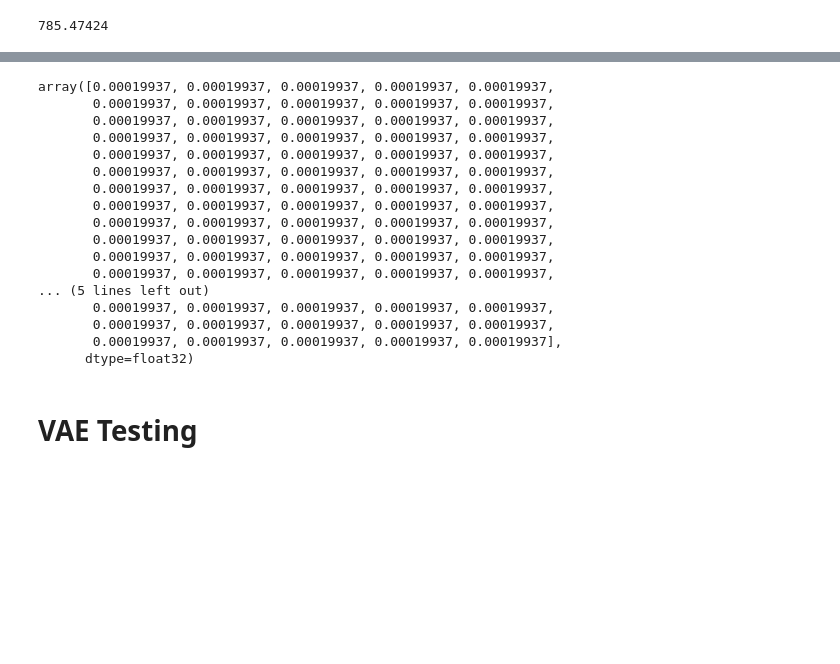
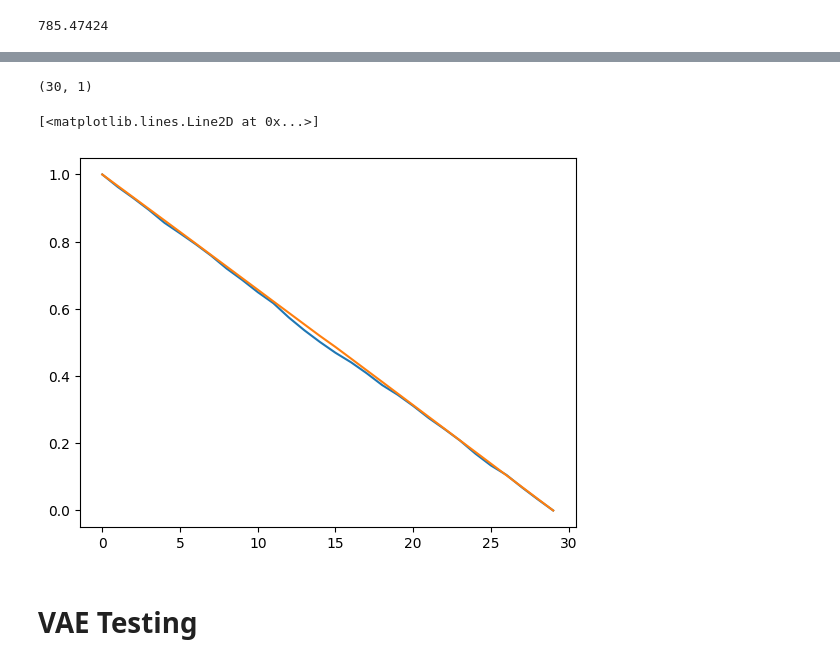
Before and after one commit to SMATousi/outlier_VAE, a Jupyter notebook: Dual_eq_Min.ipynb, the cells around one changed output, grey strips where cells are left out. Drawn from its saved outputs; the diff is of its cells as text; code cells hidden in the pictures; blank space fills up the shorter version.

```diff
--- a/Dual_eq_Min.ipynb
+++ b/Dual_eq_Min.ipynb
@@ -748,7 +707,7 @@ for out_indexing in range(1,normalized_arr.shape[1]+1):
         rec_loss = tf.keras.losses.MeanSquaredError()(out_candidate,out_candidate_rec)
         rec_loss = rec_loss.numpy()
 
-        fitness = rec_loss / avg_in_rec
+        fitness = rec_loss / (avg_in_rec * 1000)
 
         return -fitness
 
@@ -778,7 +737,7 @@ for out_indexing in range(1,normalized_arr.shape[1]+1):
     num_generations = 40
     num_parents_mating = 2
 
-    sol_per_pop = 20
+    sol_per_pop = 10
     num_genes = normalized_arr.shape[1]
 
     init_range_low = -2
@@ -805,7 +764,7 @@ for out_indexing in range(1,normalized_arr.shape[1]+1):
                            parent_selection_type=parent_selection_type,
                            K_tournament = K_tournament,
                            # keep_parents=keep_parents,
-                           keep_elitism=5,
+                           keep_elitism=2,
                            crossover_type=crossover_type,
                            mutation_type=mutation_type,
                            mutation_percent_genes=mutation_percent_genes,
@@ -1100,7 +1013,7 @@ particle = normalized_arr[101,:]
 particle = particle.reshape([1,30])
 
 
-inliers = normalized_arr[10:13,:]
+inliers = normalized_arr[10:90,:]
 
 avg_ins = np.mean(inliers, axis=0)
 avg_ins = avg_ins.reshape([1,30])
@@ -1187,23 +1182,16 @@ in_total_rec_3 = np.array(in_total_rec)
 # %%
-in_total_rec_3
+in_total_rec_errors.shape
 # %% [output]
-array([0.00019937, 0.00019937, 0.00019937, 0.00019937, 0.00019937,
-       0.00019937, 0.00019937, 0.00019937, 0.00019937, 0.00019937,
-       0.00019937, 0.00019937, 0.00019937, 0.00019937, 0.00019937,
-       0.00019937, 0.00019937, 0.00019937, 0.00019937, 0.00019937,
-       0.00019937, 0.00019937, 0.00019937, 0.00019937, 0.00019937,
-       0.00019937, 0.00019937, 0.00019937, 0.00019937, 0.00019937,
-       0.00019937, 0.00019937, 0.00019937, 0.00019937, 0.00019937,
-       0.00019937, 0.00019937, 0.00019937, 0.00019937, 0.00019937,
-       0.00019937, 0.00019937, 0.00019937, 0.00019937, 0.00019937,
-       0.00019937, 0.00019937, 0.00019937, 0.00019937, 0.00019937,
-       0.00019937, 0.00019937, 0.00019937, 0.00019937, 0.00019937,
-       0.00019937, 0.00019937, 0.00019937, 0.00019937, 0.00019937,
-... (5 lines left out)
-       0.00019937, 0.00019937, 0.00019937, 0.00019937, 0.00019937,
-       0.00019937, 0.00019937, 0.00019937, 0.00019937, 0.00019937,
-       0.00019937, 0.00019937, 0.00019937, 0.00019937, 0.00019937],
-      dtype=float32)
+(30, 1)
+# %%
+norm_in = (in_total_rec_errors - np.min(in_total_rec_errors)) / (np.max(in_total_rec_errors) - np.min(in_total_rec_errors))
+norm_out = (out_total_rec_errors - np.min(out_total_rec_errors)) / (np.max(out_total_rec_errors) - np.min(out_total_rec_errors))
+# %%
+plt.plot(norm_in)
+plt.plot(norm_out)
+# %% [output]
+[<matplotlib.lines.Line2D at 0x...>]
+[figure, added]
 # %% [markdown]
 # VAE Testing
 # %%
```
Also changed, not shown: parts of 10 cells of this notebook.
